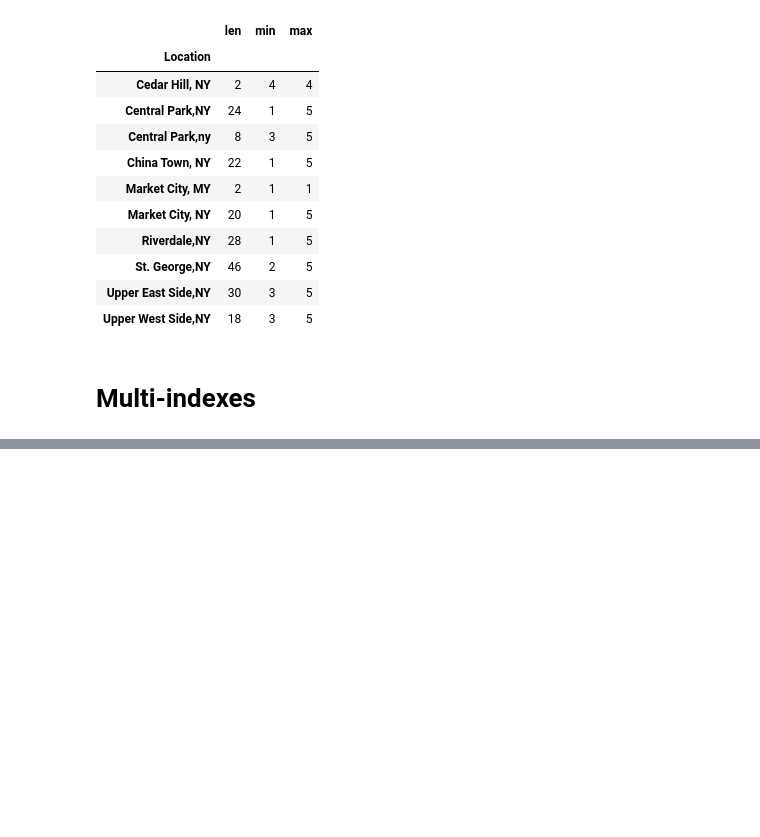
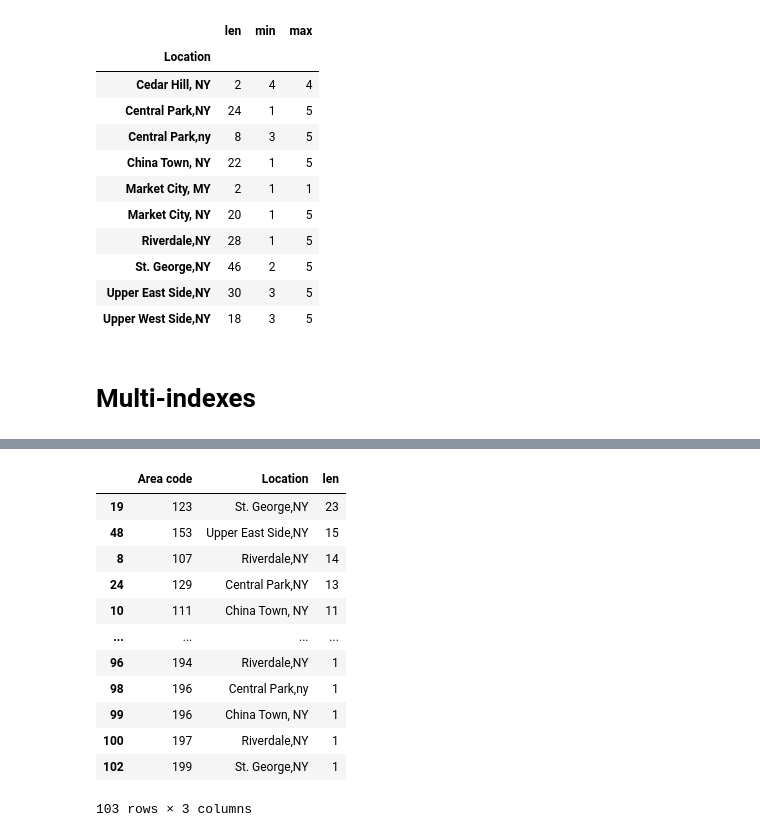
Before and after one commit to Zeeshier/Python_Programming, a Jupyter notebook: Pandas/4. Grouping and Sorting.ipynb, the cells around one changed output, grey strips where cells are left out. Drawn from its saved outputs; the diff is of its cells as text; code cells hidden in the pictures; blank space fills up the shorter version.

```diff
--- a/Pandas/4. Grouping and Sorting.ipynb
+++ b/Pandas/4. Grouping and Sorting.ipynb
@@ -83,0 +146,18 @@ data.groupby(['Location']).Budget.agg([len, min, max])
+# %%
+# descending sort
+
+group.sort_values(by= 'len', ascending=False)
+# %% [output]
+|  | Area code | Location | len |
+| 19 | 123 | St. George,NY | 23 |
+| 48 | 153 | Upper East Side,NY | 15 |
+| 8 | 107 | Riverdale,NY | 14 |
+| 24 | 129 | Central Park,NY | 13 |
+| 10 | 111 | China Town, NY | 11 |
+| ... | ... | ... | ... |
+| 96 | 194 | Riverdale,NY | 1 |
+| 98 | 196 | Central Park,ny | 1 |
+| 99 | 196 | China Town, NY | 1 |
+| 100 | 197 | Riverdale,NY | 1 |
+| 102 | 199 | St. George,NY | 1 |
+103 rows × 3 columns
```
Also changed, not shown: parts of 7 cells of this notebook.
